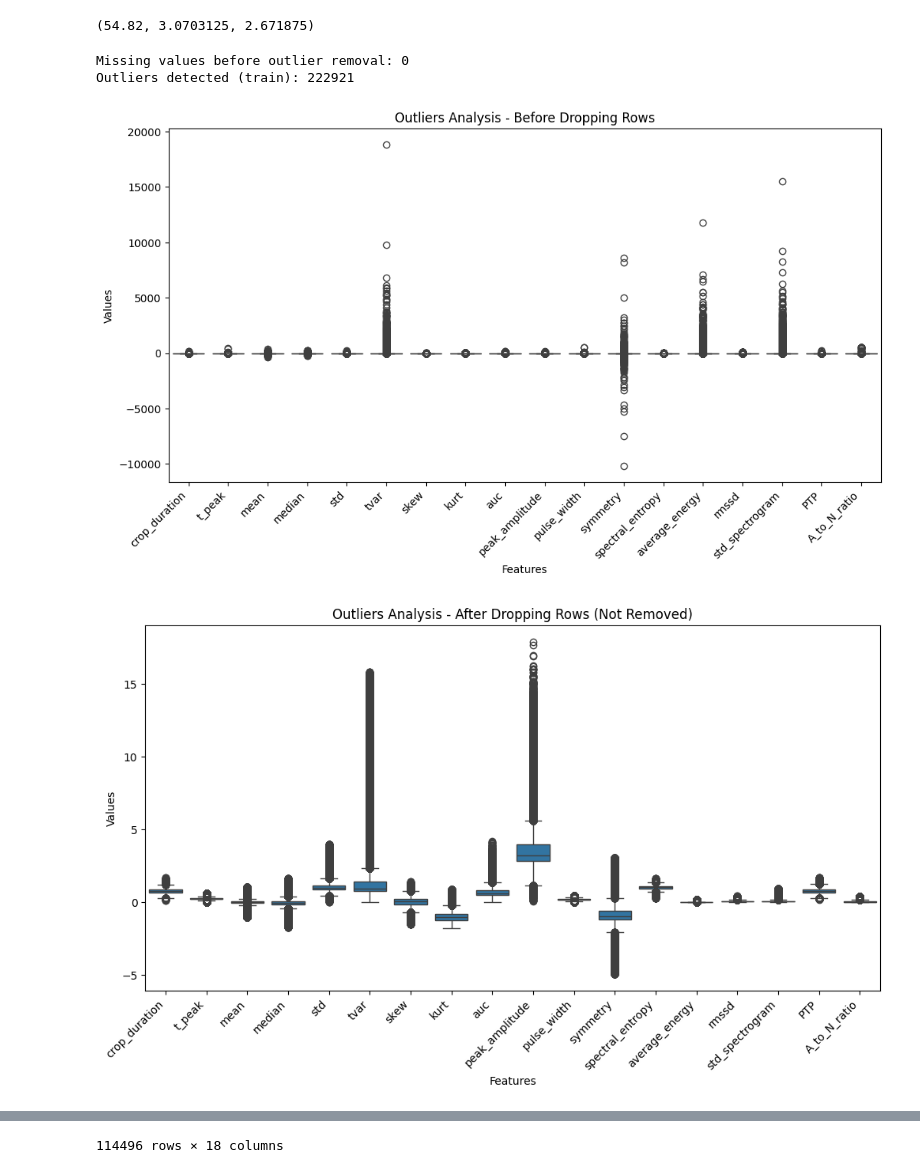
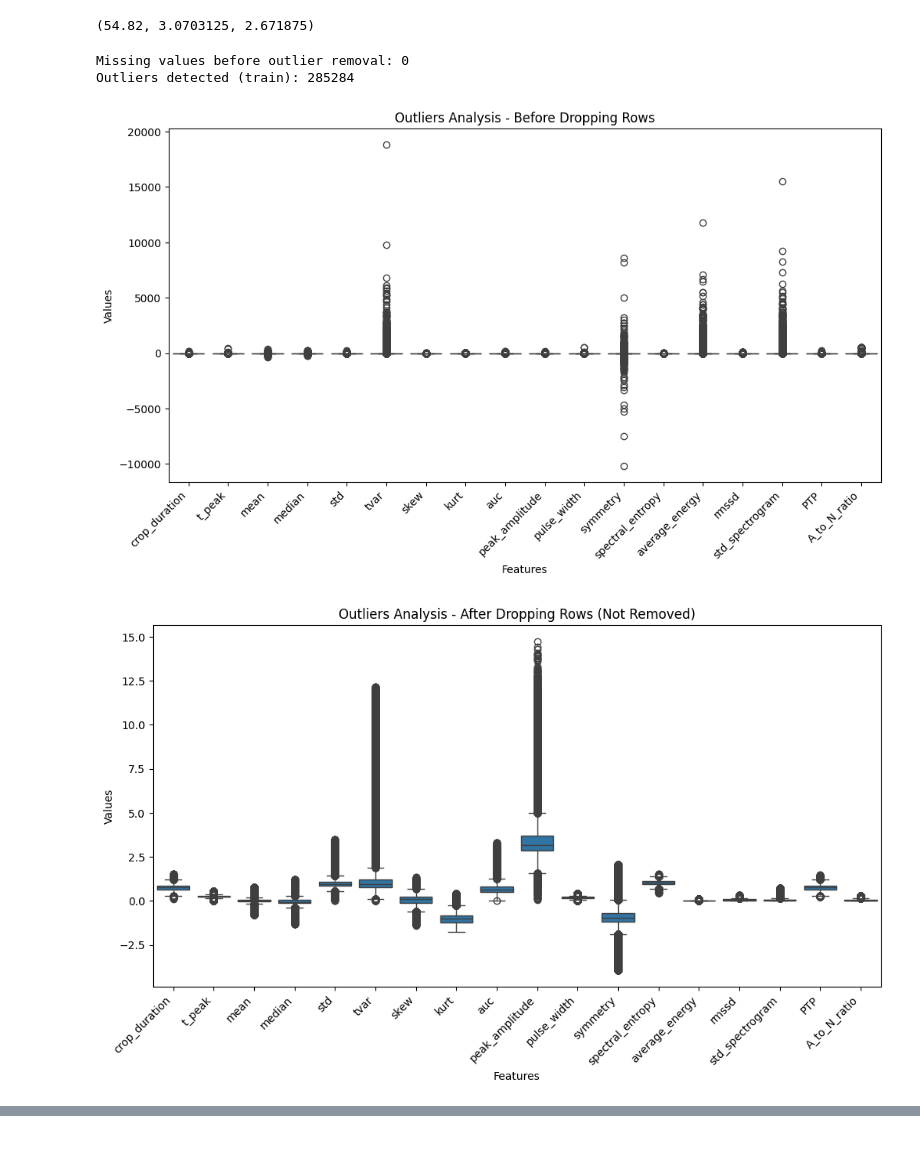
Before and after one commit to FrancescoLeni/AI_PPG, a Jupyter notebook: NB_CSV_generation.ipynb, the cells around one changed output, grey strips where cells are left out. Cells and saved outputs as stored; diff of their text form; code cells hidden in the pictures; blank space fills up the shorter version.

```diff
--- a/NB_CSV_generation.ipynb
+++ b/NB_CSV_generation.ipynb
@@ -52,0 +347,7 @@ df = merge_csv_files(folder_path)
+# %%
+drop_nan = True
+
+if drop_nan == True:
+    train_features = train_features.dropna()
+    validation_features = validation_features.dropna()
+    # test_features = test_features.dropna()
@@ -52,0 +1108,32 @@ df = merge_csv_files(folder_path)
+# %%
+# 3. Recurrent feature elimination with crossvalidation
+from sklearn.svm import SVC
+from sklearn.model_selection import StratifiedKFold
+from sklearn.feature_selection import RFECV
+from sklearn.datasets import make_classification
+
+# Create the RFE object and compute a cross-validated score.
+svc = SVC(kernel="linear")
+min_features_to_select = 1 ###################################################################
+
+rfecv = RFECV(estimator=svc, step=1, cv=StratifiedKFold(3), ###################################################
+              scoring='balanced_accuracy',
+              min_features_to_select=min_features_to_select)
+
+rfecv.fit(train_features, train_labels)
+
+print("Optimal number of features : %d" % rfecv.n_features_)
+
+# adapt train & validation set
+train_features = train_features.iloc[:, rfecv.support_]
+validation_features = validation_features[train_features.columns]
+
+fs_results_2 = pd.DataFrame({'ranking': rfecv.ranking_, 'selected': rfecv.support_},
+                              index = [rfecv.feature_names_in_])
+display(fs_results_2)
+
+fs_results_1 = pd.DataFrame(rfecv.cv_results_)
+display(fs_results_1)
+
+# Plot number of features VS. cross-validation scores
+plot_recurrentFE(min_features_to_select, rfecv)
@@ -818,33 +1673,33 @@ def plot_outliers_analysis(data, feature_list, title):
     plt.show()
 
 
 train_features = train_df.copy()
 
 feature_list = train_features.columns
 print('Missing values before outlier removal: ' + str(train_features.isnull().sum().sum()))
 
 # apply RobustScaler
 scaler = RobustScaler().fit(train_features)
 robust_scaled_features = scaler.transform(train_features)
 
 # select all those values with absolute value > 3 as outliers
-outliers_detected = np.abs(robust_scaled_features) > 4
+outliers_detected = np.abs(robust_scaled_features) > 3
 print('Outliers detected (train): ' + str(np.sum(np.sum(outliers_detected))))
 
 # set outliers as missing values
 train_features[outliers_detected] = np.nan
 # Drop rows containing NaN values
 train_features = train_features.dropna()
 
 # Plot outliers analysis before dropping rows
 robust_scaled_features_before_drop = pd.DataFrame(data=robust_scaled_features, columns=feature_list)
 plot_outliers_analysis(robust_scaled_features_before_drop, feature_list, "Before Dropping Rows")
 # Plot outliers analysis after dropping rows without actually dropping them
 plot_outliers_analysis(train_features, feature_list, "After Dropping Rows (Not Removed)")
 # # Display the resulting DataFrame
 # display(train_features)
 # %% [output]
 Missing values before outlier removal: 0
-Outliers detected (train): 222921
+Outliers detected (train): 285284
 [figure]
-[figure, old version]
+[figure, new version]
@@ -863,4 +1706,3 @@ Outliers detected (train): 222921
-114496 rows × 18 columns
 # %%
 train_df
 # %% [output]
```
Also changed, not shown: parts of 44 cells of this notebook.
